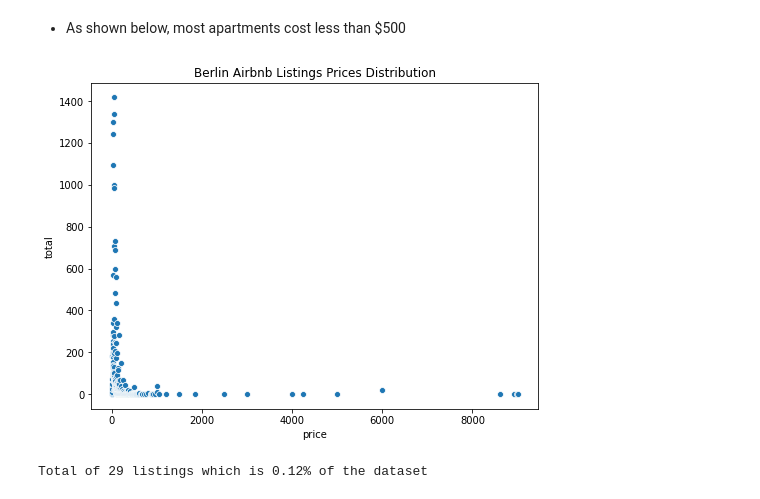
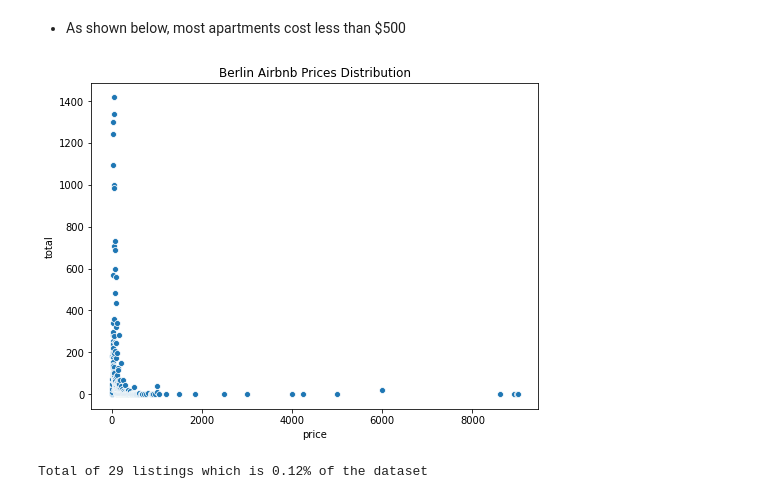
Before and after one commit to wkirui/Airbnb-Price-Prediction, a Jupyter notebook: Airbnb Data Data Processing.ipynb, the cells around one changed output. Cells and saved outputs as stored; diff of their text form; code cells hidden in the pictures.

```diff
--- a/Airbnb Data Data Processing.ipynb
+++ b/Airbnb Data Data Processing.ipynb
@@ -77,14 +77,14 @@ listings_data = clean_prices_column(listings_data,'extra_people')
 # %%
 # create price distribution summary
 price_dist = listings_data.groupby('price')['id'].count().rename('total').reset_index().sort_values(by='price',ascending=True)
 
 # plot distribution
 fig,ax=plt.subplots(figsize=(8,6))
 sns.scatterplot('price','total',data=price_dist,ax=ax)
-plt.title("Berlin Airbnb Listings Prices Distribution")
+plt.title("Berlin Airbnb Prices Distribution")
 plt.show()
 # %% [output]
-[figure, old version]
+[figure, new version]
 # %%
 # check listings that cost more than $2500
 listings_with_prices_above_2500 = listings_data[listings_data['price']>2500]
```
Also changed, not shown: parts of 7 cells of this notebook.
